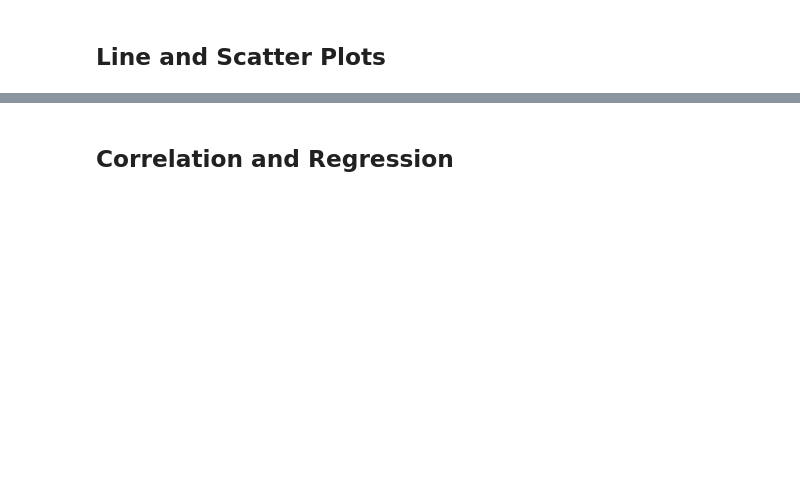
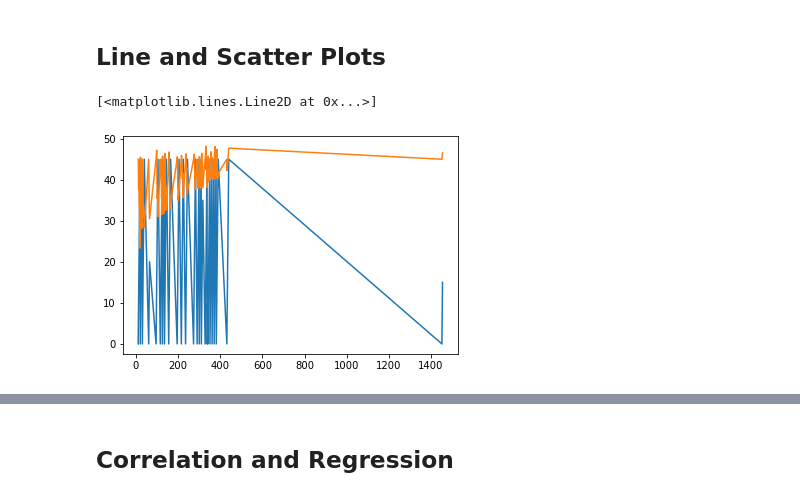
Before and after one commit to DanZanoria/MatplotLib-Challenge, a Jupyter notebook: Pymaceuticals/pymaceuticals_starter.ipynb, the cells around one changed output, grey strips where cells are left out. Drawn from its saved outputs; the diff is of its cells as text; code cells hidden in the pictures; blank space fills up the shorter version.

```diff
--- a/Pymaceuticals/pymaceuticals_starter.ipynb
+++ b/Pymaceuticals/pymaceuticals_starter.ipynb
@@ -366,5 +428,13 @@ TPMerge_df
 ## Line and Scatter Plots
 # %%
 # Generate a line plot of tumor volume vs. time point for a mouse treated with Capomulin
+Capomulin
+plt.plot(Capomulin["Timepoint"])
+plt.plot(Capomulin["Tumor Volume (mm3)"])
+
+#probably did this wrong. But my sickness is bothering me at this point.
+# %% [output]
+[<matplotlib.lines.Line2D at 0x...>]
+[figure, added]
 # %%
 # Generate a scatter plot of average tumor volume vs. mouse weight for the Capomulin regimen
```
Also changed, not shown: parts of 6 cells of this notebook.
